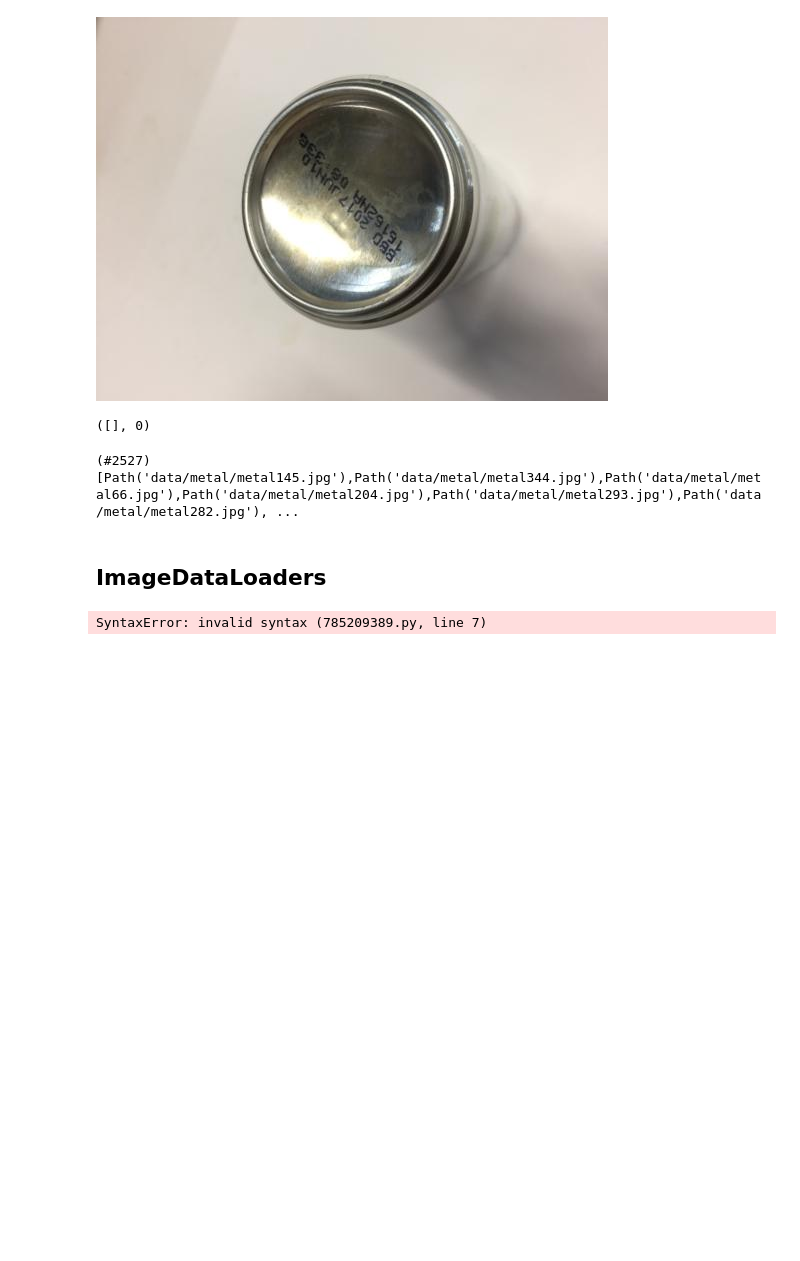
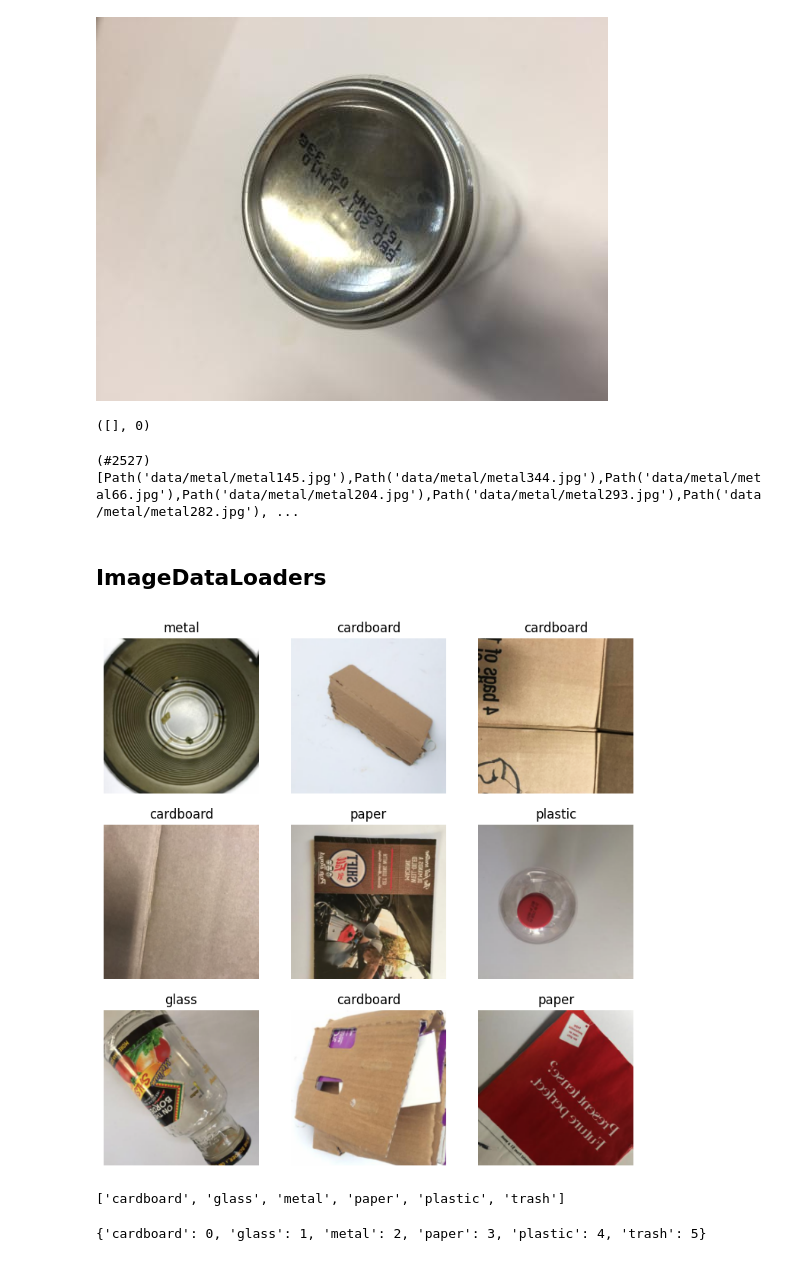
Before and after one commit to henriquemenegaz/kaggle-garbage-classification, a Jupyter notebook: 1-FastAI-ImageDataloader.ipynb, the cells around one changed output. Saved outputs shown, nothing was run; the diff lists cells and outputs as text; code cells hidden in the pictures; blank space fills up the shorter version.

```diff
--- a/1-FastAI-ImageDataloader.ipynb
+++ b/1-FastAI-ImageDataloader.ipynb
@@ -35,6 +40,10 @@ fnames
 (#2527) [Path('data/metal/metal145.jpg'),Path('data/metal/metal344.jpg'),Path('data/metal/metal66.jpg'),Path('data/metal/metal204.jpg'),Path('data/metal/metal293.jpg'),Path('data/metal/metal282.jpg'), ...
 # %% [markdown]
 ## ImageDataLoaders
+# %%
+item_tfms = RandomResizedCrop(460, min_scale=0.75, ratio=(1.,1.))
+batch_tfms = [*aug_transforms(size=224, max_warp=0), Normalize.from_stats(*imagenet_stats)]
+bs=64
 # %%
 
 dls = ImageDataLoaders.from_folder(
@@ -42,8 +51,18 @@ dls = ImageDataLoaders.from_folder(
     train='.',  # Diretório raiz é utilizado como treinamento
     valid_pct=0.2,  # 20% dos dados serão usados para validação
     seed=42,  # Define uma seed para garantir a mesma divisão em diferentes execuções
-    item_tfms=Resize(224),  # Redimensiona as imagens para 224x224
-    batch_tfms=*aug_transforms()  # Aplica transformações de data augmentation
+    item_tfms=item_tfms,  # Redimensiona as imagens para 224x224
+    batch_tfms=batch_tfms  # Aplica transformações de data augmentation
 )
-# %% [output]
-SyntaxError: invalid syntax (785209389.py, line 7)
+# %%
+dls.show_batch()
+# %% [output]
+[figure, added]
+# %%
+dls.vocab
+# %% [output]
+['cardboard', 'glass', 'metal', 'paper', 'plastic', 'trash']
+# %%
+dls.vocab.o2i
+# %% [output]
+{'cardboard': 0, 'glass': 1, 'metal': 2, 'paper': 3, 'plastic': 4, 'trash': 5}
```
Also changed, not shown: parts of 7 cells of this notebook, 1 other file.
